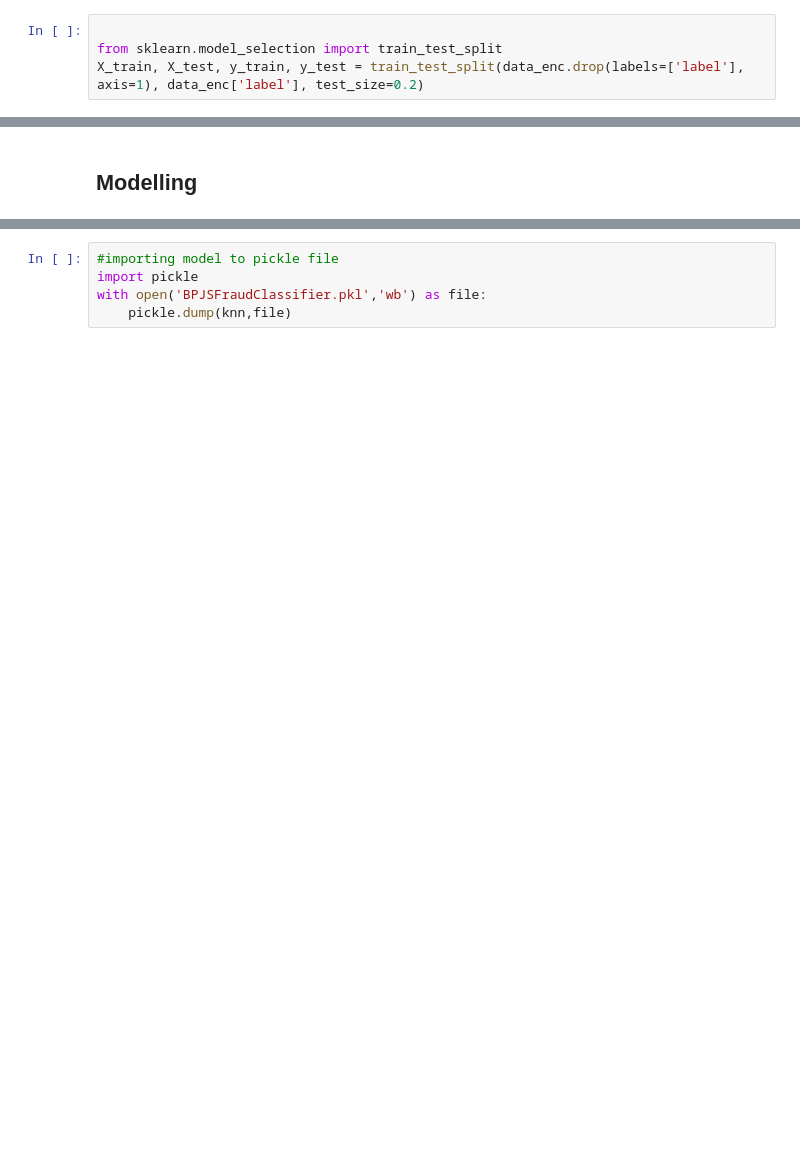
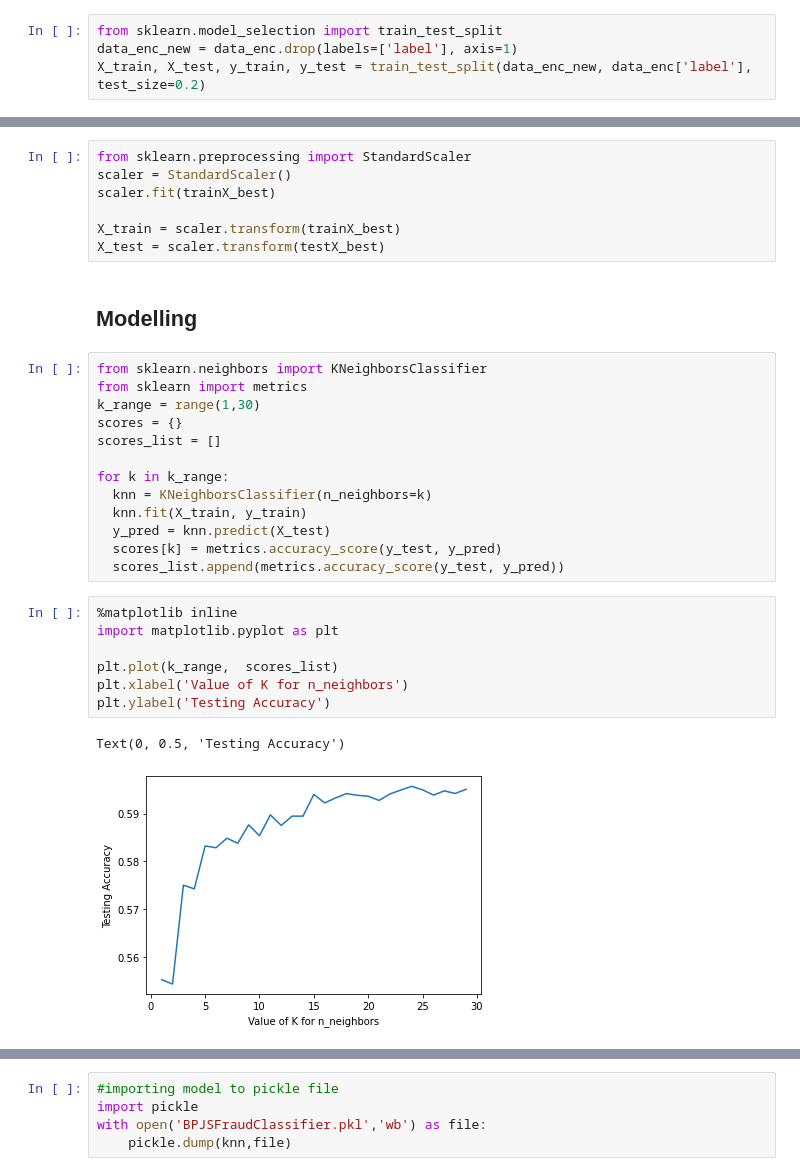
Before and after one commit to gracepanjaitan/Project-DAMI-Binary-Classification-Using-KNN, a Jupyter notebook: Fraud_Detection_Using_KNN_03.ipynb, the cells around one changed output, grey strips where cells are left out. Saved outputs shown, nothing was run; the diff lists cells and outputs as text; blank space fills up the shorter version.

```diff
--- a/Fraud_Detection_Using_KNN_03.ipynb
+++ b/Fraud_Detection_Using_KNN_03.ipynb
@@ -421,9 +436,9 @@ data_enc[['los','Los Binning']].head(10)
 # %% [markdown]
 ### Split Data
 # %%
-
 from sklearn.model_selection import train_test_split
-X_train, X_test, y_train, y_test = train_test_split(data_enc.drop(labels=['label'], axis=1), data_enc['label'], test_size=0.2)
+data_enc_new = data_enc.drop(labels=['label'], axis=1)
+X_train, X_test, y_train, y_test = train_test_split(data_enc_new, data_enc['label'], test_size=0.2)
 # %%
 from sklearn.feature_selection import SelectKBest
 from sklearn.feature_selection import chi2, f_regression
@@ -446,8 +461,38 @@ print(testX_best.shape)
 # %% [output]
 (160173, 10)
 (40044, 10)
+# %%
+from sklearn.preprocessing import StandardScaler
+scaler = StandardScaler()
+scaler.fit(trainX_best)
+
+X_train = scaler.transform(trainX_best)
+X_test = scaler.transform(testX_best)
 # %% [markdown]
 ## Modelling
+# %%
+from sklearn.neighbors import KNeighborsClassifier
+from sklearn import metrics
+k_range = range(1,30)
+scores = {}
+scores_list = []
+
+for k in k_range:
+  knn = KNeighborsClassifier(n_neighbors=k)
+  knn.fit(X_train, y_train)
+  y_pred = knn.predict(X_test)
+  scores[k] = metrics.accuracy_score(y_test, y_pred)
+  scores_list.append(metrics.accuracy_score(y_test, y_pred))
+# %%
+%matplotlib inline
+import matplotlib.pyplot as plt
+
+plt.plot(k_range,  scores_list)
+plt.xlabel('Value of K for n_neighbors')
+plt.ylabel('Testing Accuracy')
+# %% [output]
+Text(0, 0.5, 'Testing Accuracy')
+[figure, added]
 # %%
 from sklearn.neighbors import KNeighborsClassifier
 from sklearn import metrics
```
Also changed, not shown: parts of 26 cells of this notebook.
